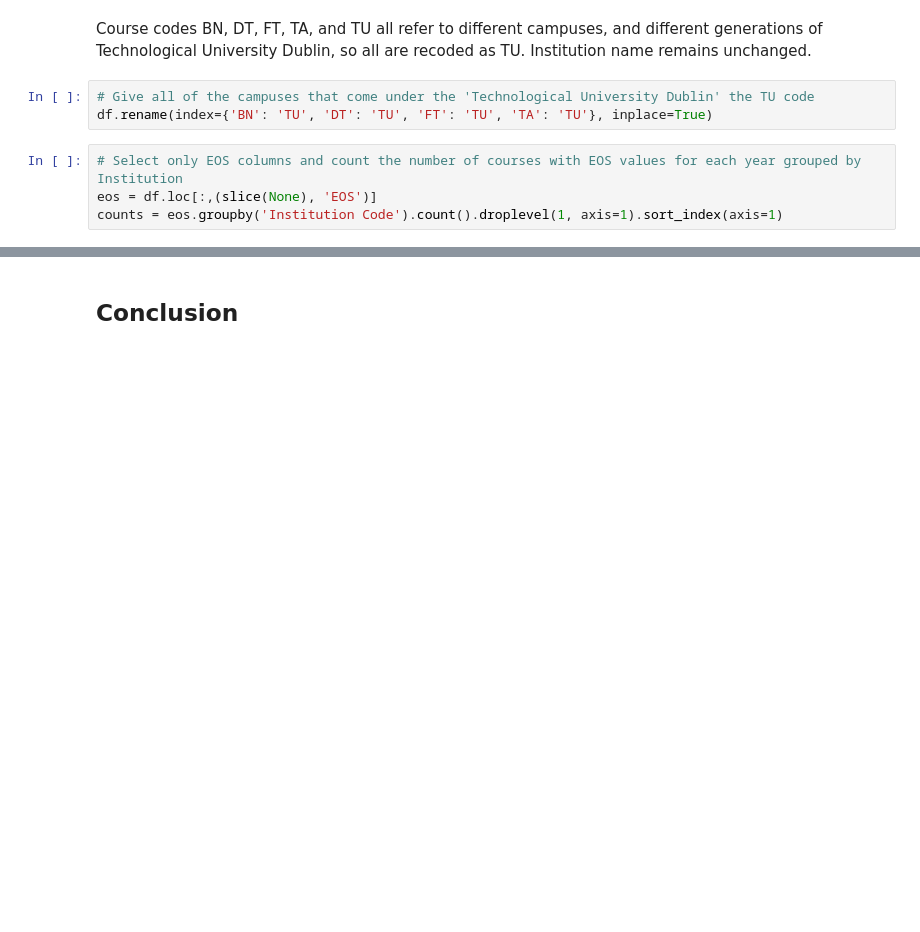
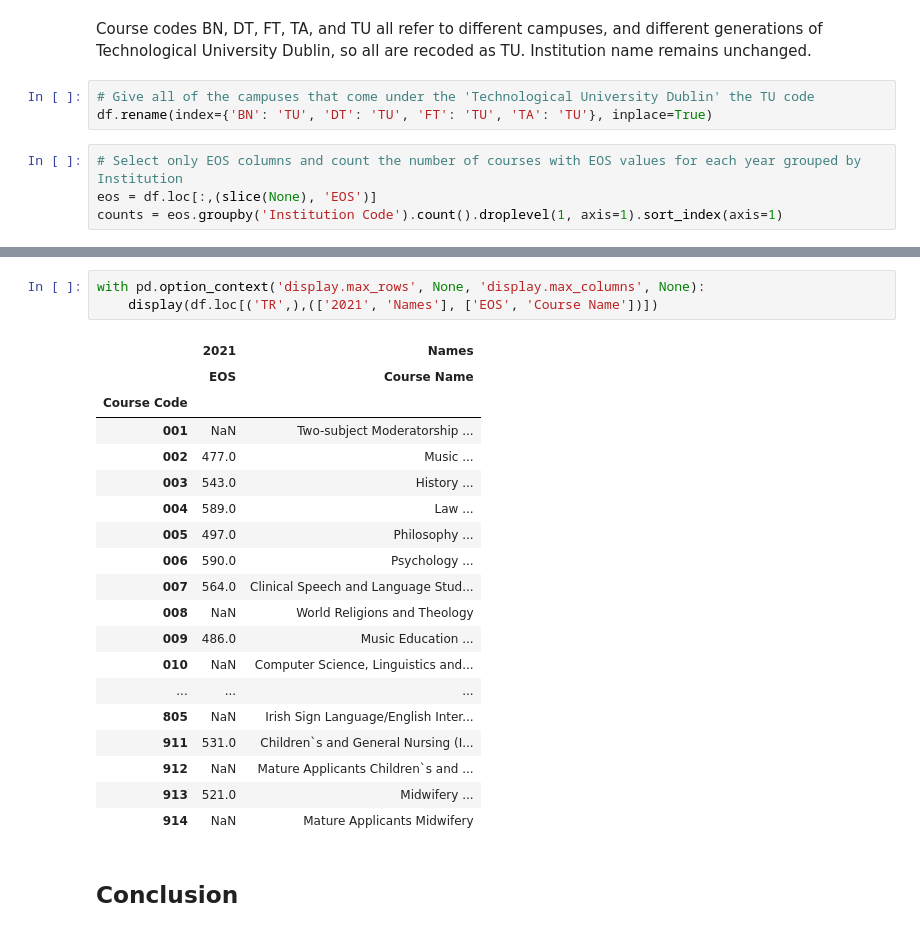
Before and after one commit to fod/fundamentals-data-analysis, a Jupyter notebook: cao.ipynb, the cells around one changed output, grey strips where cells are left out. Saved outputs shown, nothing was run; the diff lists cells and outputs as text; blank space fills up the shorter version.

```diff
--- a/cao.ipynb
+++ b/cao.ipynb
@@ -1008,3 +1052,26 @@ with mpl.rc_context(rc={'figure.figsize': (12,20)}):
+# %%
+with pd.option_context('display.max_rows', None, 'display.max_columns', None):
+    display(df.loc[('TR',),(['2021', 'Names'], ['EOS', 'Course Name'])])
+# %% [output]
+|  | 2021 | Names |
+|  | EOS | Course Name |
+| Course Code |  |  |
+| 001 | NaN | Two-subject Moderatorship ... |
+| 002 | 477.0 | Music ... |
+| 003 | 543.0 | History ... |
+| 004 | 589.0 | Law ... |
+| 005 | 497.0 | Philosophy ... |
+| 006 | 590.0 | Psychology ... |
+| 007 | 564.0 | Clinical Speech and Language Stud... |
+| 008 | NaN | World Religions and Theology |
+| 009 | 486.0 | Music Education ... |
+| 010 | NaN | Computer Science, Linguistics and... |
+| ... | ... | ... |
+| 805 | NaN | Irish Sign Language/English Inter... |
+| 911 | 531.0 | Children`s and General Nursing (I... |
+| 912 | NaN | Mature Applicants Children`s and ... |
+| 913 | 521.0 | Midwifery ... |
+| 914 | NaN | Mature Applicants Midwifery |
 # %% [markdown]
 
 
```
Also changed, not shown: parts of 7 cells of this notebook.
